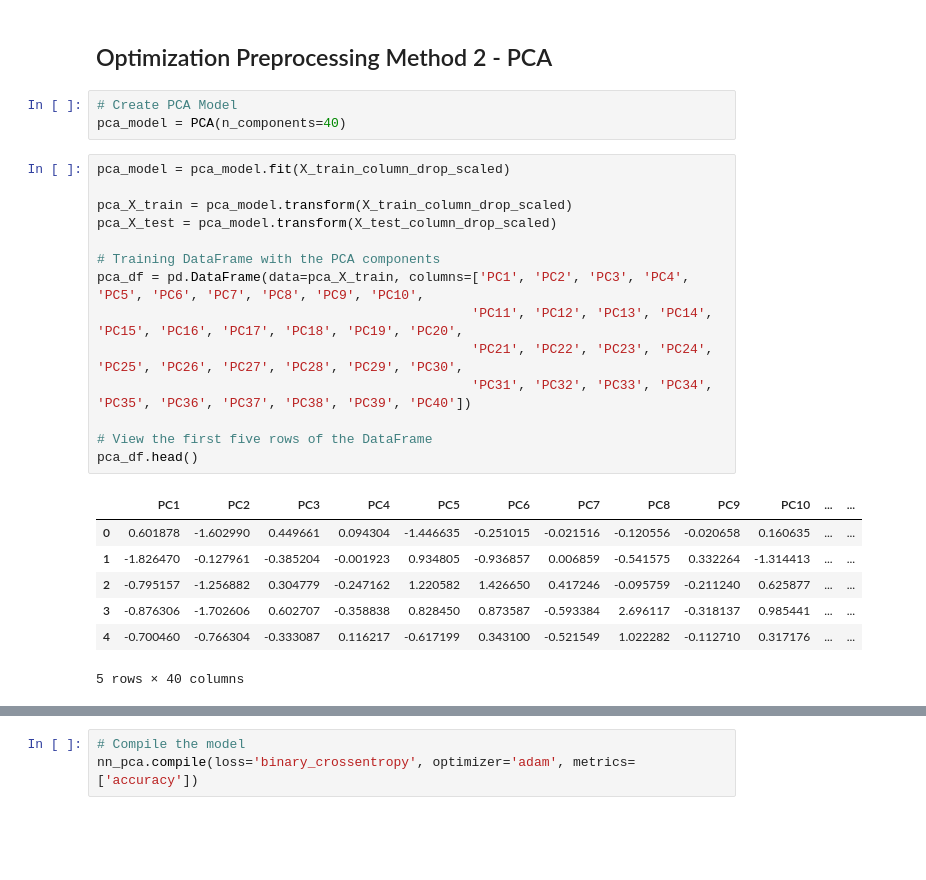
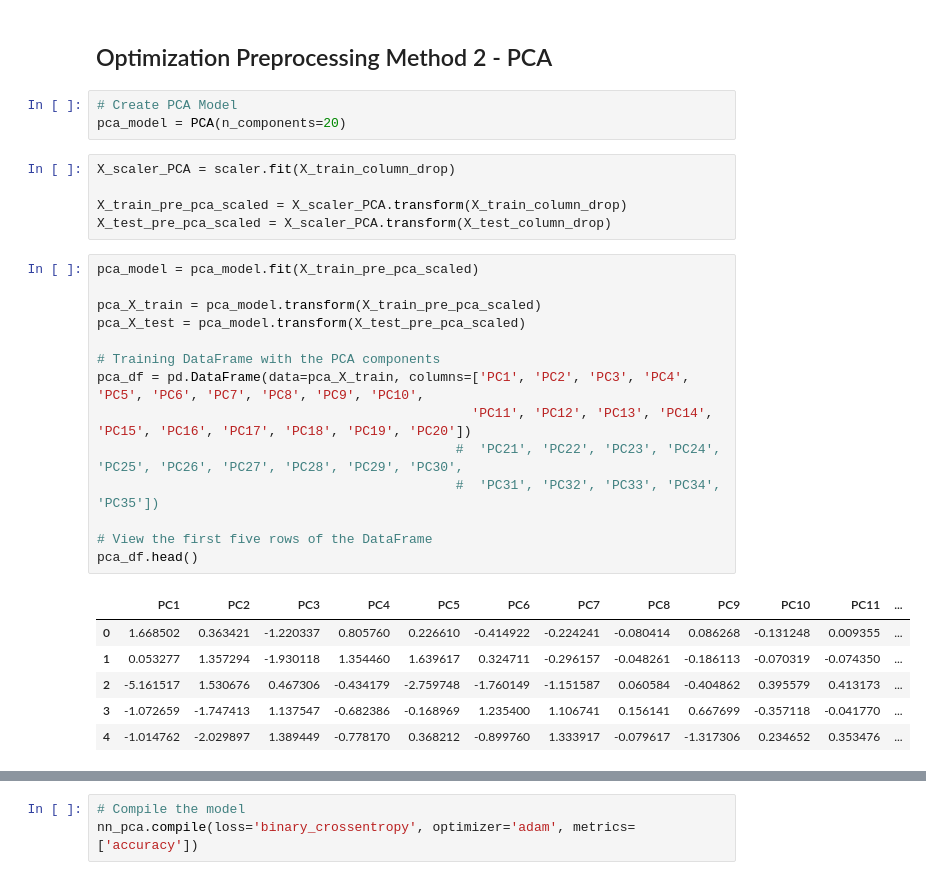
Before and after one commit to mlister3/Funding_Deep_Learning, a Jupyter notebook: Starter_Code.ipynb, the cells around one changed output, grey strips where cells are left out. Drawn from its saved outputs; the diff is of its cells as text; blank space fills up the shorter version.

```diff
--- a/Starter_Code.ipynb
+++ b/Starter_Code.ipynb
@@ -448,29 +458,33 @@ nn_column_drop.save('AlphabetSoupCharity_Optimization_Dropping_Columns.h5')
 ## Optimization Preprocessing Method 2 - PCA
 # %%
 # Create PCA Model
-pca_model = PCA(n_components=40)
+pca_model = PCA(n_components=20)
+# %%
+X_scaler_PCA = scaler.fit(X_train_column_drop)
+
+X_train_pre_pca_scaled = X_scaler_PCA.transform(X_train_column_drop)
+X_test_pre_pca_scaled = X_scaler_PCA.transform(X_test_column_drop)
 # %%
-pca_model = pca_model.fit(X_train_column_drop_scaled)
+pca_model = pca_model.fit(X_train_pre_pca_scaled)
 
-pca_X_train = pca_model.transform(X_train_column_drop_scaled)
-pca_X_test = pca_model.transform(X_test_column_drop_scaled)
+pca_X_train = pca_model.transform(X_train_pre_pca_scaled)
+pca_X_test = pca_model.transform(X_test_pre_pca_scaled)
 
 # Training DataFrame with the PCA components
 pca_df = pd.DataFrame(data=pca_X_train, columns=['PC1', 'PC2', 'PC3', 'PC4', 'PC5', 'PC6', 'PC7', 'PC8', 'PC9', 'PC10',
-                                                'PC11', 'PC12', 'PC13', 'PC14', 'PC15', 'PC16', 'PC17', 'PC18', 'PC19', 'PC20',
-                                                'PC21', 'PC22', 'PC23', 'PC24', 'PC25', 'PC26', 'PC27', 'PC28', 'PC29', 'PC30',
-                                                'PC31', 'PC32', 'PC33', 'PC34', 'PC35', 'PC36', 'PC37', 'PC38', 'PC39', 'PC40'])
+                                                'PC11', 'PC12', 'PC13', 'PC14', 'PC15', 'PC16', 'PC17', 'PC18', 'PC19', 'PC20'])
+                                              #  'PC21', 'PC22', 'PC23', 'PC24', 'PC25', 'PC26', 'PC27', 'PC28', 'PC29', 'PC30',
+                                              #  'PC31', 'PC32', 'PC33', 'PC34', 'PC35'])
 
 # View the first five rows of the DataFrame
 pca_df.head()
 # %% [output]
-|  | PC1 | PC2 | PC3 | PC4 | PC5 | PC6 | PC7 | PC8 | PC9 | PC10 | ... | ... |
-| 0 | 0.601878 | -1.602990 | 0.449661 | 0.094304 | -1.446635 | -0.251015 | -0.021516 | -0.120556 | -0.020658 | 0.160635 | ... | ... |
-| 1 | -1.826470 | -0.127961 | -0.385204 | -0.001923 | 0.934805 | -0.936857 | 0.006859 | -0.541575 | 0.332264 | -1.314413 | ... | ... |
-| 2 | -0.795157 | -1.256882 | 0.304779 | -0.247162 | 1.220582 | 1.426650 | 0.417246 | -0.095759 | -0.211240 | 0.625877 | ... | ... |
-| 3 | -0.876306 | -1.702606 | 0.602707 | -0.358838 | 0.828450 | 0.873587 | -0.593384 | 2.696117 | -0.318137 | 0.985441 | ... | ... |
-| 4 | -0.700460 | -0.766304 | -0.333087 | 0.116217 | -0.617199 | 0.343100 | -0.521549 | 1.022282 | -0.112710 | 0.317176 | ... | ... |
+|  | PC1 | PC2 | PC3 | PC4 | PC5 | PC6 | PC7 | PC8 | PC9 | PC10 | PC11 | ... |
+| 0 | 1.668502 | 0.363421 | -1.220337 | 0.805760 | 0.226610 | -0.414922 | -0.224241 | -0.080414 | 0.086268 | -0.131248 | 0.009355 | ... |
+| 1 | 0.053277 | 1.357294 | -1.930118 | 1.354460 | 1.639617 | 0.324711 | -0.296157 | -0.048261 | -0.186113 | -0.070319 | -0.074350 | ... |
+| 2 | -5.161517 | 1.530676 | 0.467306 | -0.434179 | -2.759748 | -1.760149 | -1.151587 | 0.060584 | -0.404862 | 0.395579 | 0.413173 | ... |
+| 3 | -1.072659 | -1.747413 | 1.137547 | -0.682386 | -0.168969 | 1.235400 | 1.106741 | 0.156141 | 0.667699 | -0.357118 | -0.041770 | ... |
+| 4 | -1.014762 | -2.029897 | 1.389449 | -0.778170 | 0.368212 | -0.899760 | 1.333917 | -0.079617 | -1.317306 | 0.234652 | 0.353476 | ... |
-5 rows × 40 columns
 # %%
 # Retrieve the explained variance from the PCA model
 explained_variance = pca_model.explained_variance_ratio_
```
Also changed, not shown: parts of 41 cells of this notebook.
